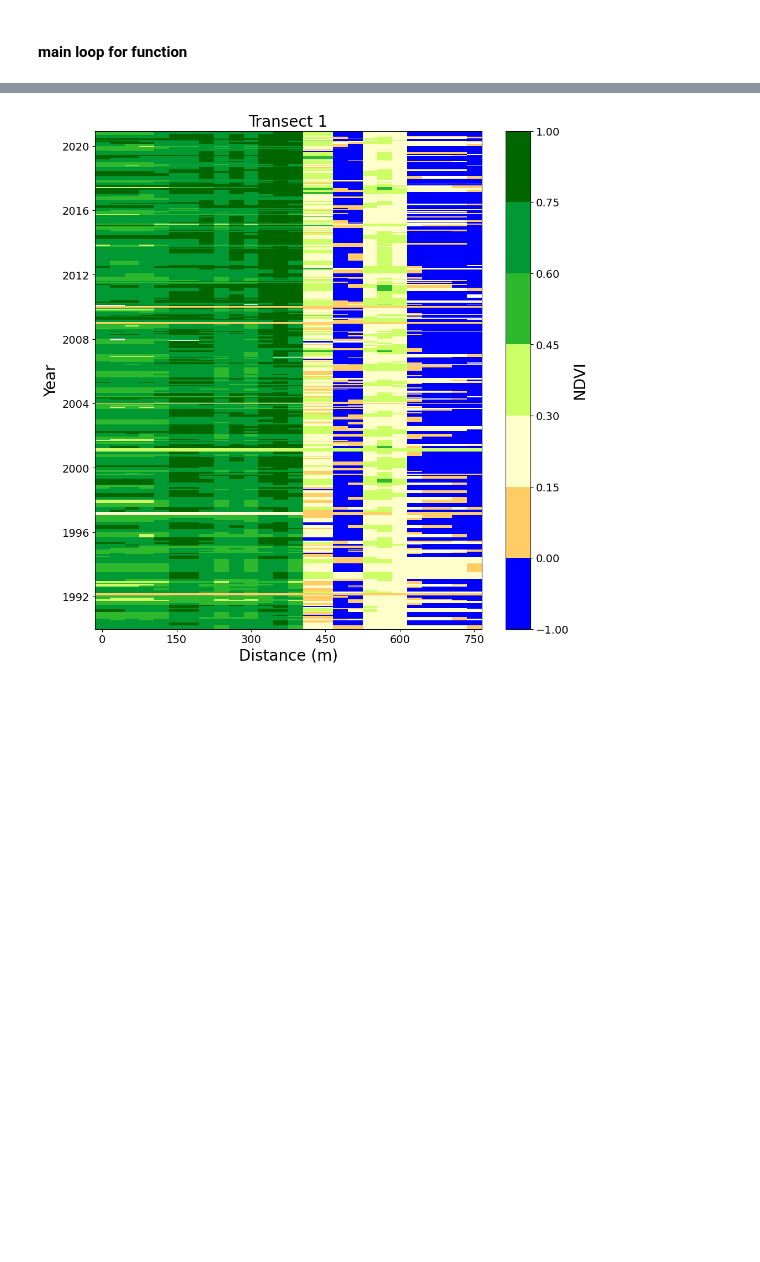
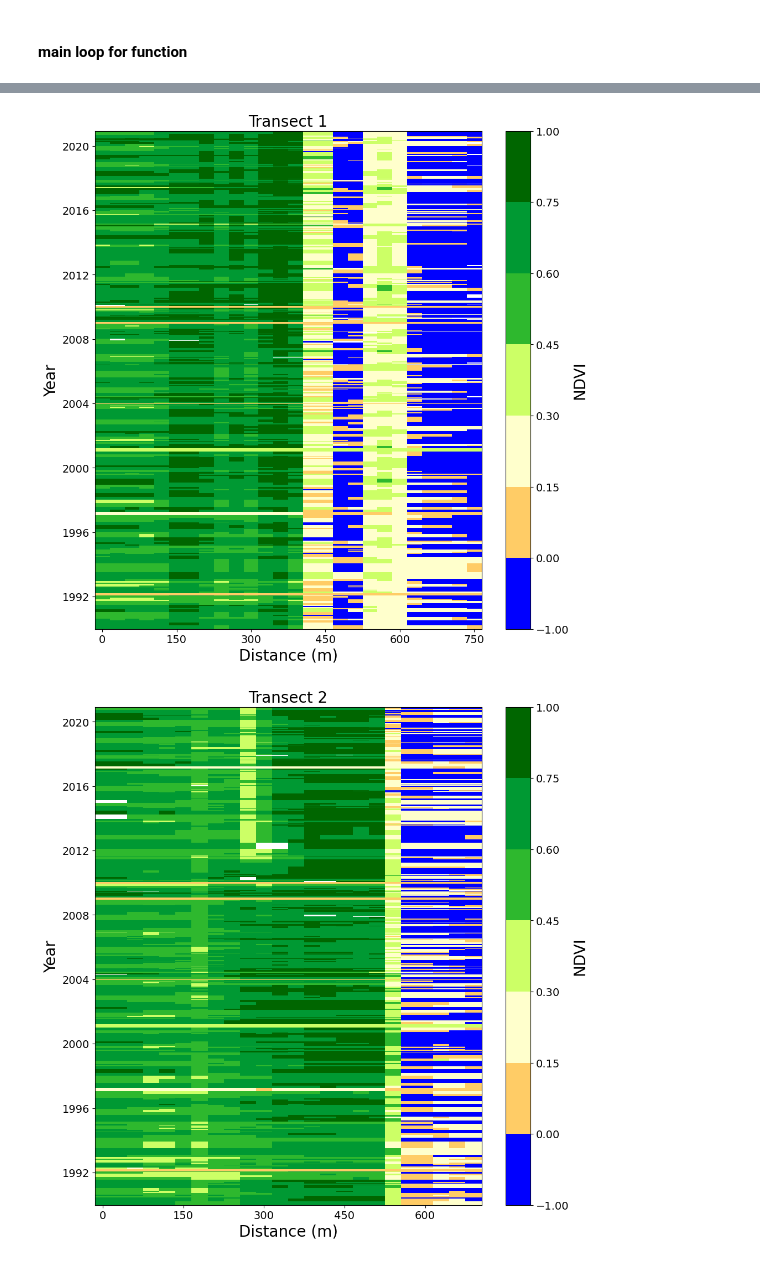
Before and after one commit to christopherowers/DP_KNP, a Jupyter notebook: Hovmoller_loop.ipynb, the cells around one changed output, grey strips where cells are left out. Cells and saved outputs as stored; diff of their text form; code cells hidden in the pictures; blank space fills up the shorter version.

```diff
--- a/Hovmoller_loop.ipynb
+++ b/Hovmoller_loop.ipynb
@@ -75,8 +84,8 @@ for index, row in transects_selection.iterrows():
 
     ds = load_ard(dc=dc,
               products=['ga_ls5t_ard_3', 'ga_ls7e_ard_3', 'ga_ls8c_ard_3'],
-              # measurements=['nbart_red', 'nbart_nir'],
-              measurements=['nbart_blue', 'nbart_green', 'nbart_red', 'nbart_nir', 'nbart_swir_1', 'nbart_swir_2'],
+              measurements=['nbart_red', 'nbart_nir'],
+              # measurements=['nbart_blue', 'nbart_green', 'nbart_red', 'nbart_nir', 'nbart_swir_1', 'nbart_swir_2'],
               min_gooddata=0.99,
               output_crs='EPSG:3577',
               skip_broken_datasets=True,
@@ -87,7 +96,7 @@ for index, row in transects_selection.iterrows():
 
 
     # output raw data
-    output_filename = './output/Transect' + str(row['Transect_N']) + '_' + start_of_epoch.split('-')[0] + '_' + end_of_epoch.split('-')[0] + '_Landsat.nc'
+    output_filename = './output/Transect' + str(row['Transect_N']) + '_' + start_of_epoch.split('-')[0] + '_' + end_of_epoch.split('-')[0] + '_Landsat_red_nir.nc'
 
     # Check if the file exists and remove it
     if os.path.exists(output_filename):
@@ -174,5 +183,5 @@ for index, row in transects_selection.iterrows():
     plt.savefig('./output/Transect' + str(row['Transect_N']) + '_' +
                 start_of_epoch.split('-')[0] + '_' + end_of_epoch.split('-')[0] + '_' + index_selection + '.png',
                 bbox_inches='tight', dpi=300)
-    plt.show()
+    # plt.show()
 # %% [output]
@@ -189 +211,2 @@ Dropping bands ['nbart_blue', 'nbart_green', 'nbart_red', 'nbart_nir', 'nbart_sw
 [figure]
+[figure, added]
```
Also changed, not shown: parts of 3 cells of this notebook.
